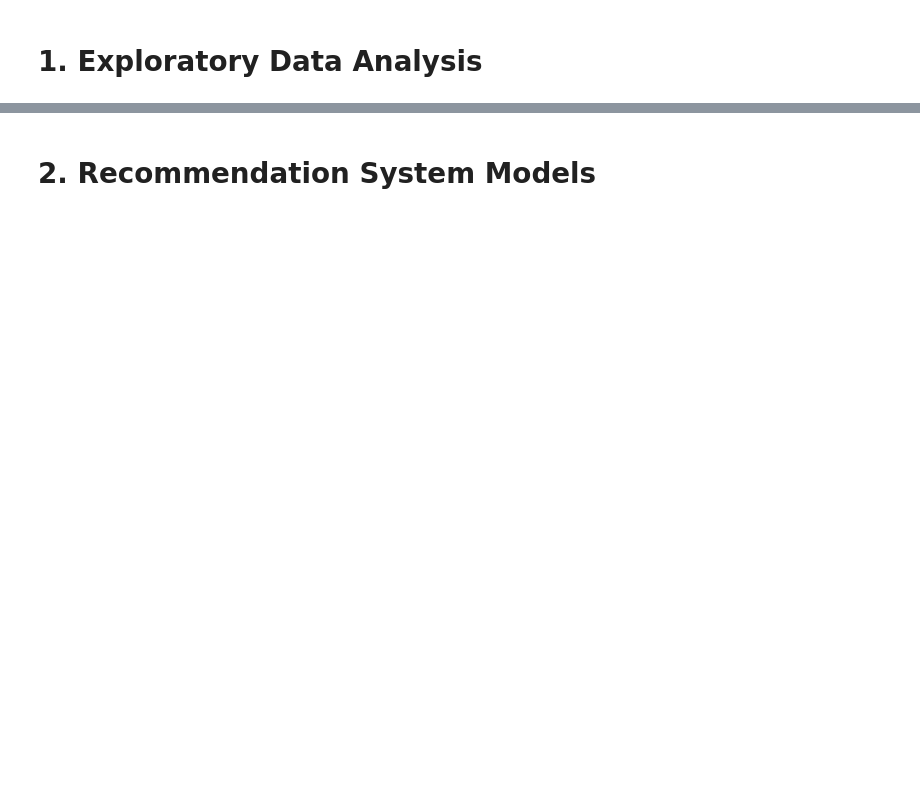
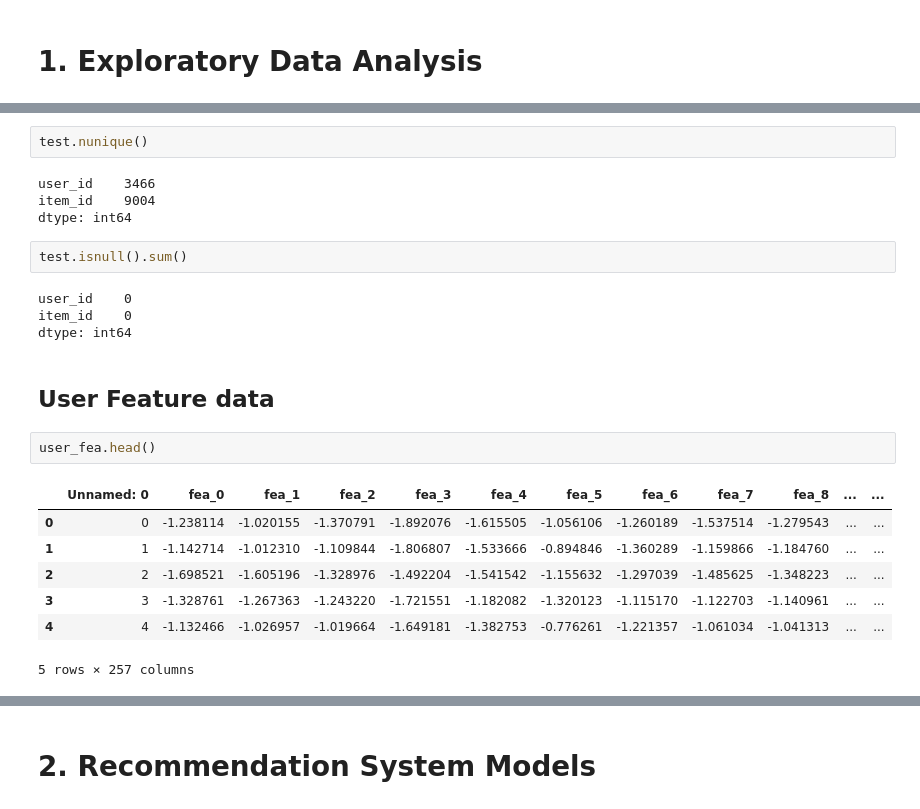
Before and after one commit to DanielTranDS/SocialMediaPhotos-RecommendationSystem-MatrixFactorization, a Jupyter notebook: RecommendationSystem_Codes.ipynb, the cells around one changed output, grey strips where cells are left out. Drawn from its saved outputs; the diff is of its cells as text; blank space fills up the shorter version.

```diff
--- a/RecommendationSystem_Codes.ipynb
+++ b/RecommendationSystem_Codes.ipynb
@@ -13,0 +158,24 @@
+# %%
+test.nunique()
+# %% [output]
+user_id    3466
+item_id    9004
+dtype: int64
+# %%
+test.isnull().sum()
+# %% [output]
+user_id    0
+item_id    0
+dtype: int64
+# %% [markdown]
+## User Feature data
+# %%
+user_fea.head()
+# %% [output]
+|  | Unnamed: 0 | fea_0 | fea_1 | fea_2 | fea_3 | fea_4 | fea_5 | fea_6 | fea_7 | fea_8 | ... | ... |
+| 0 | 0 | -1.238114 | -1.020155 | -1.370791 | -1.892076 | -1.615505 | -1.056106 | -1.260189 | -1.537514 | -1.279543 | ... | ... |
+| 1 | 1 | -1.142714 | -1.012310 | -1.109844 | -1.806807 | -1.533666 | -0.894846 | -1.360289 | -1.159866 | -1.184760 | ... | ... |
+| 2 | 2 | -1.698521 | -1.605196 | -1.328976 | -1.492204 | -1.541542 | -1.155632 | -1.297039 | -1.485625 | -1.348223 | ... | ... |
+| 3 | 3 | -1.328761 | -1.267363 | -1.243220 | -1.721551 | -1.182082 | -1.320123 | -1.115170 | -1.122703 | -1.140961 | ... | ... |
+| 4 | 4 | -1.132466 | -1.026957 | -1.019664 | -1.649181 | -1.382753 | -0.776261 | -1.221357 | -1.061034 | -1.041313 | ... | ... |
+5 rows × 257 columns
```
Also changed, not shown: parts of 46 cells of this notebook.
